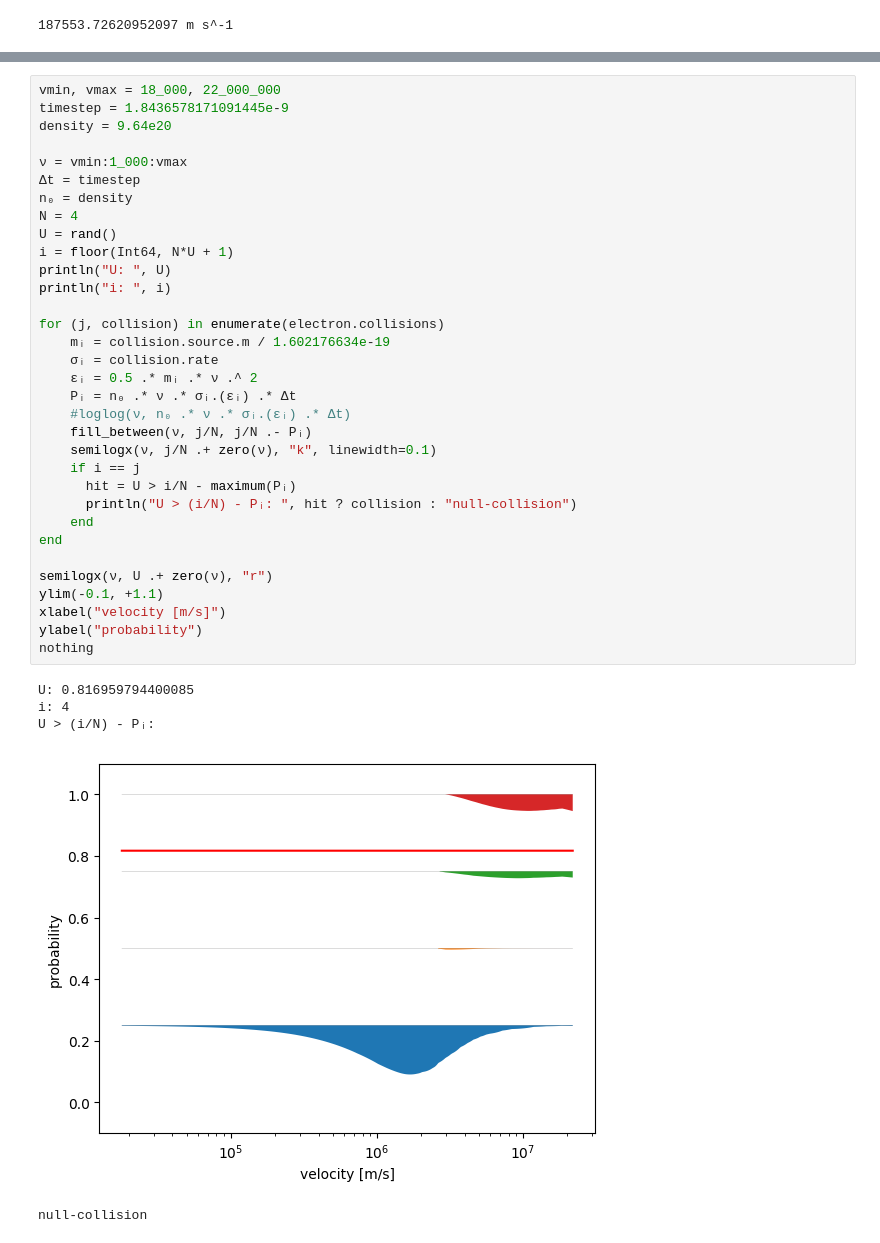
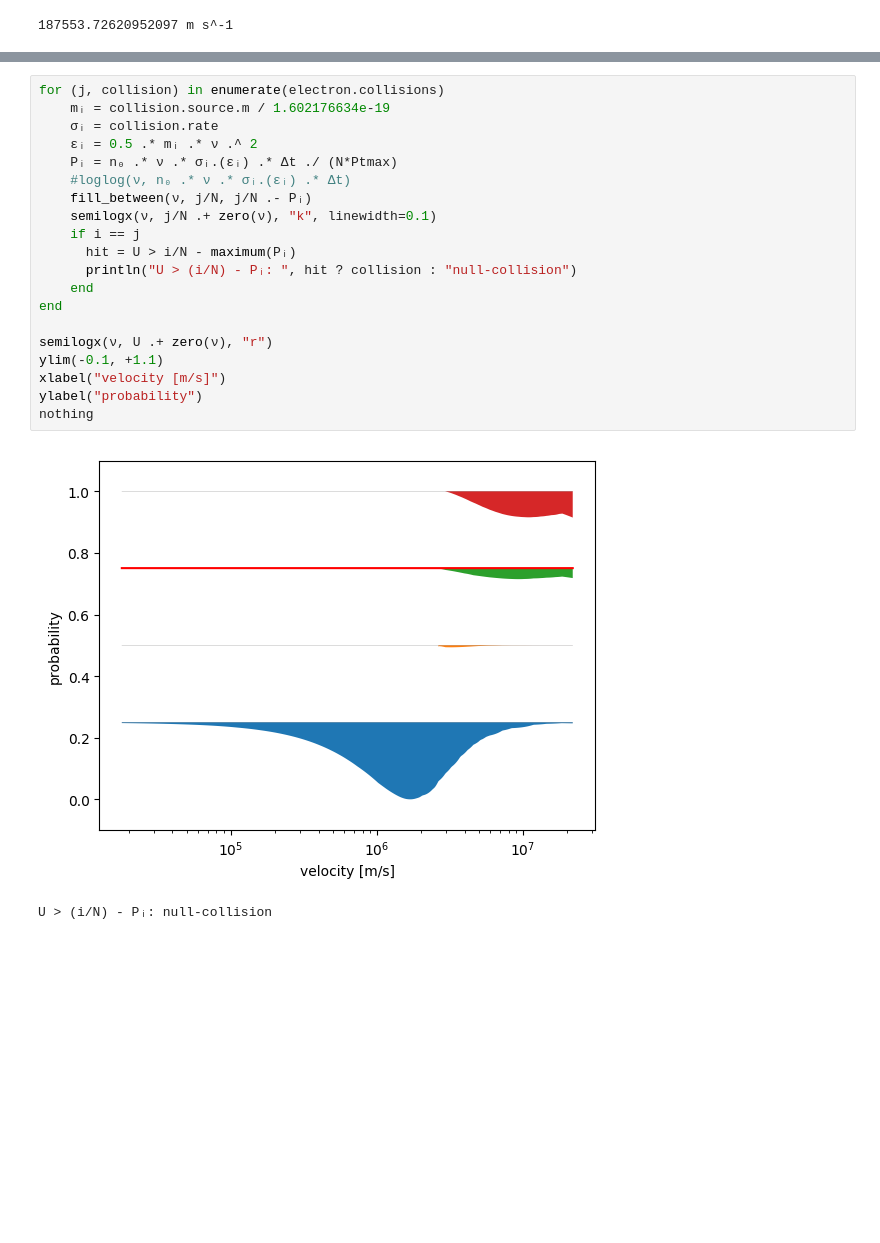
Before and after one commit to bchaber/iskra, a Jupyter notebook: docs/nanbu-scratchbook.ipynb, the cells around one changed output, grey strips where cells are left out. Drawn from its saved outputs; the diff is of its cells as text; blank space fills up the shorter version.

```diff
--- a/docs/nanbu-scratchbook.ipynb
+++ b/docs/nanbu-scratchbook.ipynb
@@ -50,42 +100,26 @@ velocity = sqrt(2energy/mass)
 # %%
-vmin, vmax = 18_000, 22_000_000
-timestep = 1.8436578171091445e-9
-density = 9.64e20
-
-ν = vmin:1_000:vmax
-Δt = timestep
-n₀ = density
-N = 4
-U = rand()
-i = floor(Int64, N*U + 1)
-println("U: ", U)
-println("i: ", i)
-
 for (j, collision) in enumerate(electron.collisions)
 	mᵢ = collision.source.m / 1.602176634e-19
 	σᵢ = collision.rate
 	εᵢ = 0.5 .* mᵢ .* ν .^ 2
-	Pᵢ = n₀ .* ν .* σᵢ.(εᵢ) .* Δt
+	Pᵢ = n₀ .* ν .* σᵢ.(εᵢ) .* Δt ./ (N*Ptmax)
     #loglog(ν, n₀ .* ν .* σᵢ.(εᵢ) .* Δt)
     fill_between(ν, j/N, j/N .- Pᵢ)
     semilogx(ν, j/N .+ zero(ν), "k", linewidth=0.1)
     if i == j
       hit = U > i/N - maximum(Pᵢ)
       println("U > (i/N) - Pᵢ: ", hit ? collision : "null-collision")
     end
 end
 
 semilogx(ν, U .+ zero(ν), "r")
 ylim(-0.1, +1.1)
 xlabel("velocity [m/s]")
 ylabel("probability")
 nothing
 # %% [output]
+[figure, new version]
-U: 0.816959794400085
-i: 4
-U > (i/N) - Pᵢ:
+U > (i/N) - Pᵢ: null-collision
-[figure, old version]
-null-collision
 # %%
 sol = 299_792_458u"m/s"
 mass = 4.002602 * 931_494_028.23u"eV"/sol^2
```
Also changed, not shown: parts of 8 cells of this notebook.
